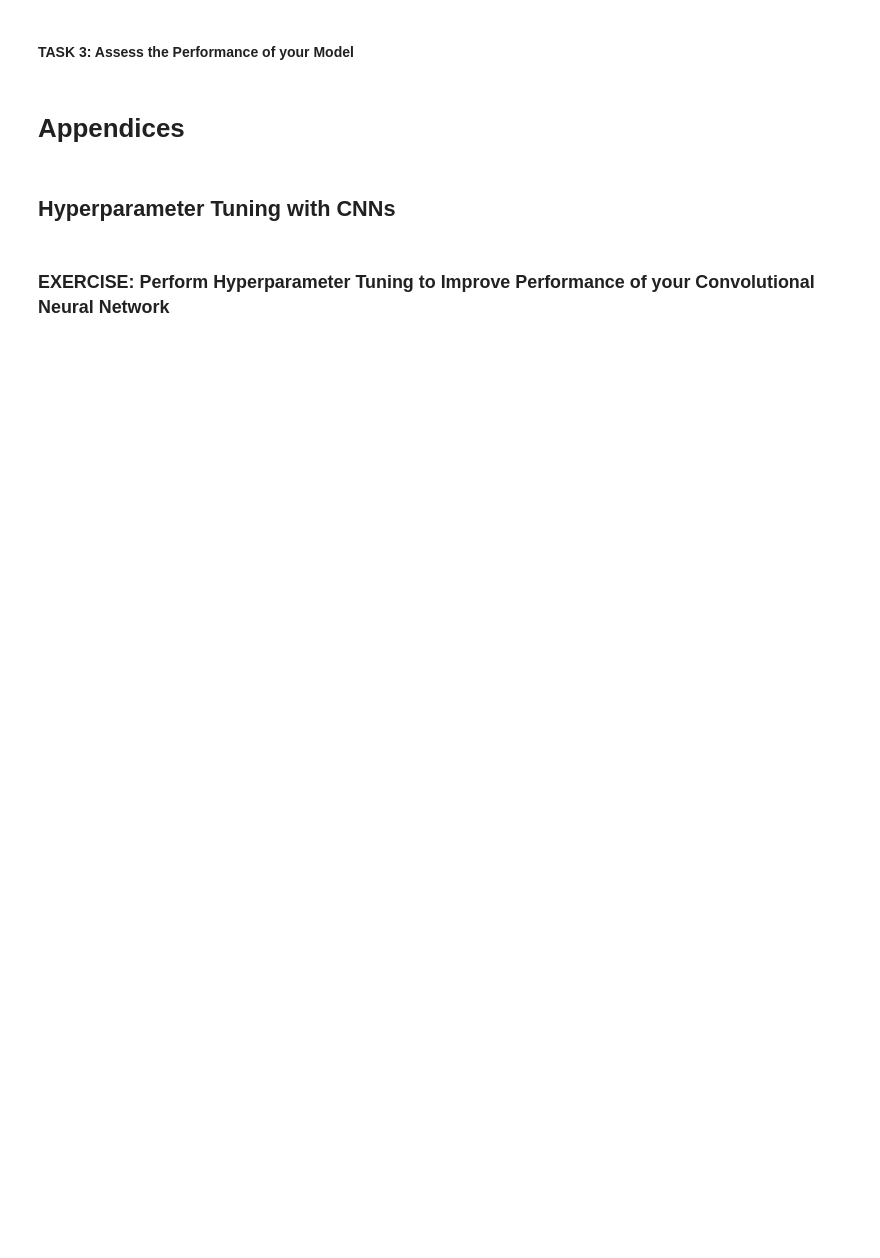
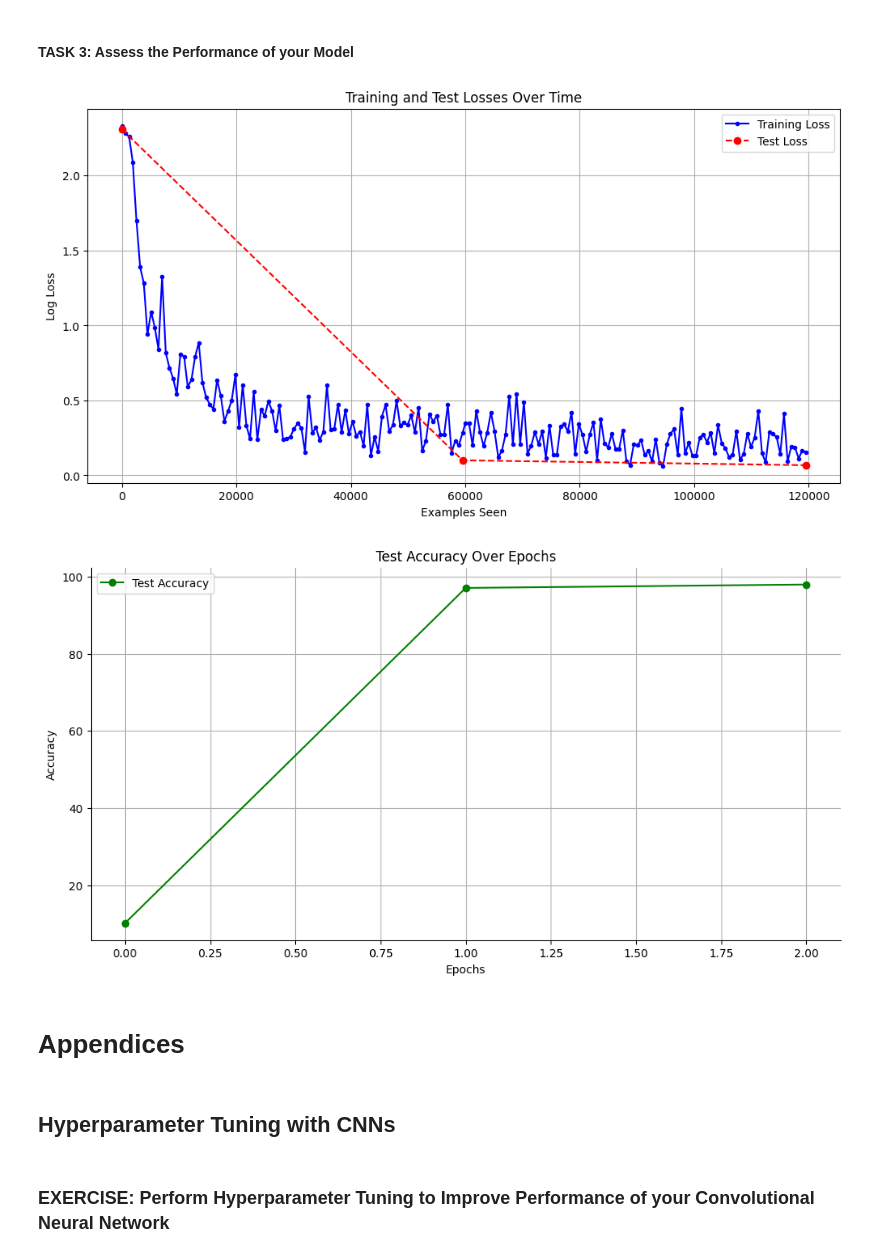
Before and after one commit to bmontoyag/UTEC_MISTI_2026, a Jupyter notebook: 2025mistiperu_introtomodeltraining_convolutionalneuralnetworks_exercises.ipynb, the cells around one changed output. Saved outputs shown, nothing was run; the diff lists cells and outputs as text; code cells hidden in the pictures; blank space fills up the shorter version.

```diff
--- a/2025mistiperu_introtomodeltraining_convolutionalneuralnetworks_exercises.ipynb
+++ b/2025mistiperu_introtomodeltraining_convolutionalneuralnetworks_exercises.ipynb
@@ -604,14 +616,14 @@ log_interval = 10
 # For example, a log_interval of 10 means the network will print updates every 10 batches.
 
 # Initialize the convolutional network
-conv_network = <REPLACE ME AND MY BRACKETS>
+conv_network = ConvNet()
 
 # Move the network to the GPU if available
-<REPLACE ME AND MY BRACKETS>
+conv_network.to(device)
 
 # Define the optimizer
 # We're using SGD (Stochastic Gradient Descent) with the specified learning rate and momentum.
-conv_optimizer = <REPLACE ME AND MY BRACKETS>
+conv_optimizer = optim.SGD(conv_network.parameters(), lr=learning_rate, momentum=momentum)
 # %% [markdown]
 #### TASK 2: Train your Model
 # %%
@@ -628,7 +640,7 @@ for epoch in range(n_epochs):
     test_loss, test_accuracy = test(conv_network, flatten_data=False)
 
     # Train the network on the training dataset for the current epoch
-    train_loss_logs = <REPLACE ME AND MY ARROWS>
+    train_loss_logs = train(conv_network, conv_optimizer, epoch, train_loader, flatten_data=False)
 
     # Log test performance
     test_accuracies.append((epoch, test_accuracy))  # Log accuracy for this epoch
@@ -712,3 +737,64 @@ def plot_results(test_accuracies, test_losses, train_losses):
+# %%
+import matplotlib.pyplot as plt
+import seaborn as sns
+
+def plot_results(test_accuracies, test_losses, train_losses):
+    """
+    Plot training losses, test losses, and test accuracy over time.
+
+    Parameters:
+    - test_accuracies: List of tuples [(epoch, accuracy)], representing test accuracy over epochs.
+    - test_losses: List of tuples [(epoch, loss)], representing test loss over examples seen.
+    - train_losses: List of tuples [(example, loss)], representing training loss over examples seen.
+    """
+    # --- Plot Training and Test Losses ---
+    plt.figure(figsize=(12, 6))
+
+    # Extract values for training losses
+    train_x, train_y = zip(*train_losses)
+
+    # Extract values for test losses
+    test_x, test_y = zip(*test_losses)
+
+    # Plot training losses
+    plt.plot(train_x, train_y, label='Training Loss', color='b', linestyle='-', marker='.')
+
+    # Plot test losses
+    plt.plot(test_x, test_y, label='Test Loss', color='r', linestyle='--', marker='o')
+
+    # Formatting
+    plt.xlabel('Examples Seen')
+    plt.ylabel('Log Loss')
+    plt.title('Training and Test Losses Over Time')
+    plt.legend()
+    plt.grid(True)
+    plt.show()
+
+    # --- Plot Test Accuracy ---
+    plt.figure(figsize=(12, 6))
+
+    # Extract values for test accuracy
+    acc_x, acc_y = zip(*test_accuracies)
+
+    # Plot test accuracy
+    plt.plot(acc_x, acc_y, label='Test Accuracy', color='g', marker='o')
+
+    # Formatting
+    plt.xlabel('Epochs')
+    plt.ylabel('Accuracy')
+    plt.title('Test Accuracy Over Epochs')
+    plt.legend()
+    plt.grid(True)
+    sns.despine()
+    plt.show()
+
+# TASK 3 EXERCISE
+
+# Plot your Results using the function `plot_resolts
+plot_results(test_accuracies, test_losses, train_losses)
+# %% [output]
+[figure, added]
+[figure, added]
 # %% [markdown]
 # Appendices
 # %% [markdown]
```
Also changed, not shown: parts of 9 cells of this notebook.
